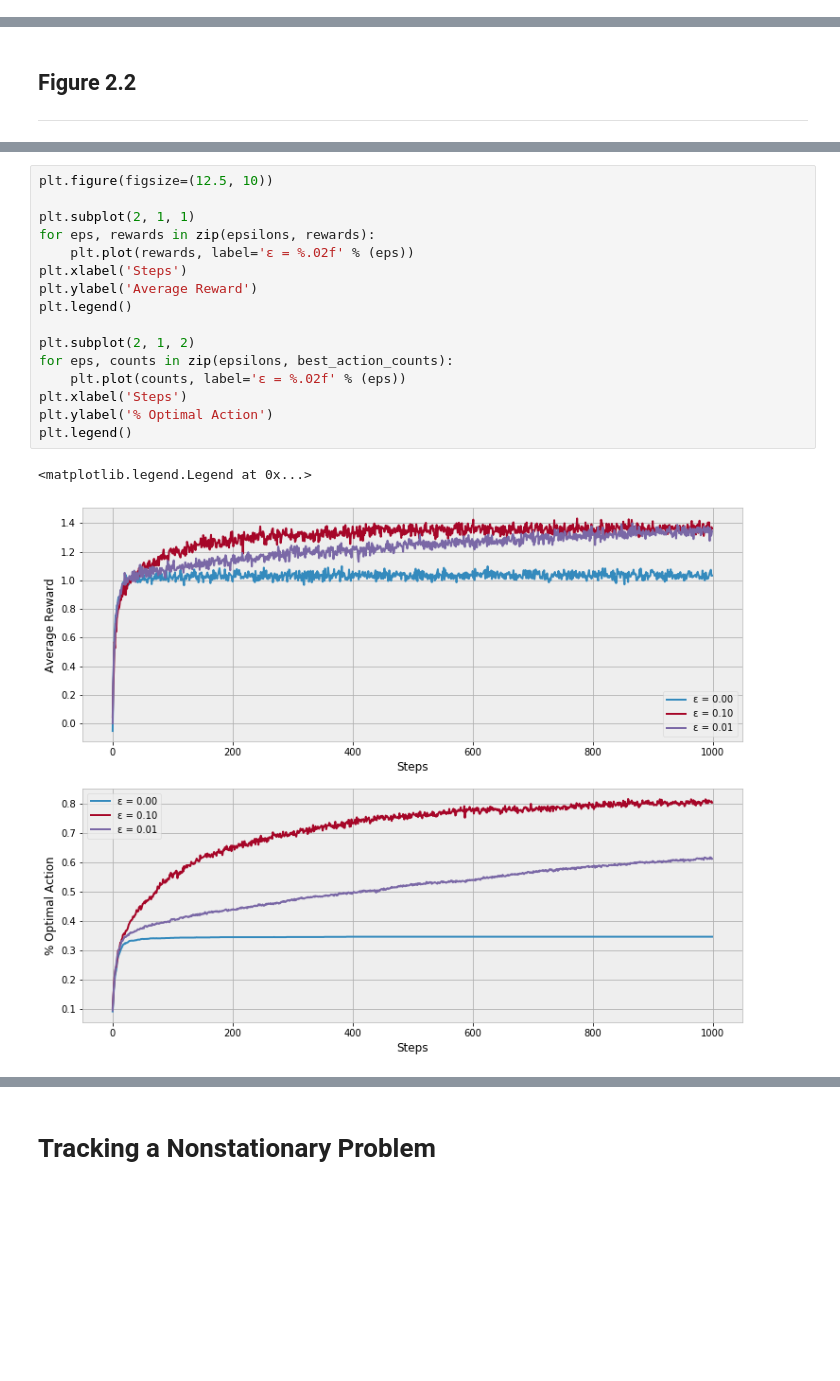
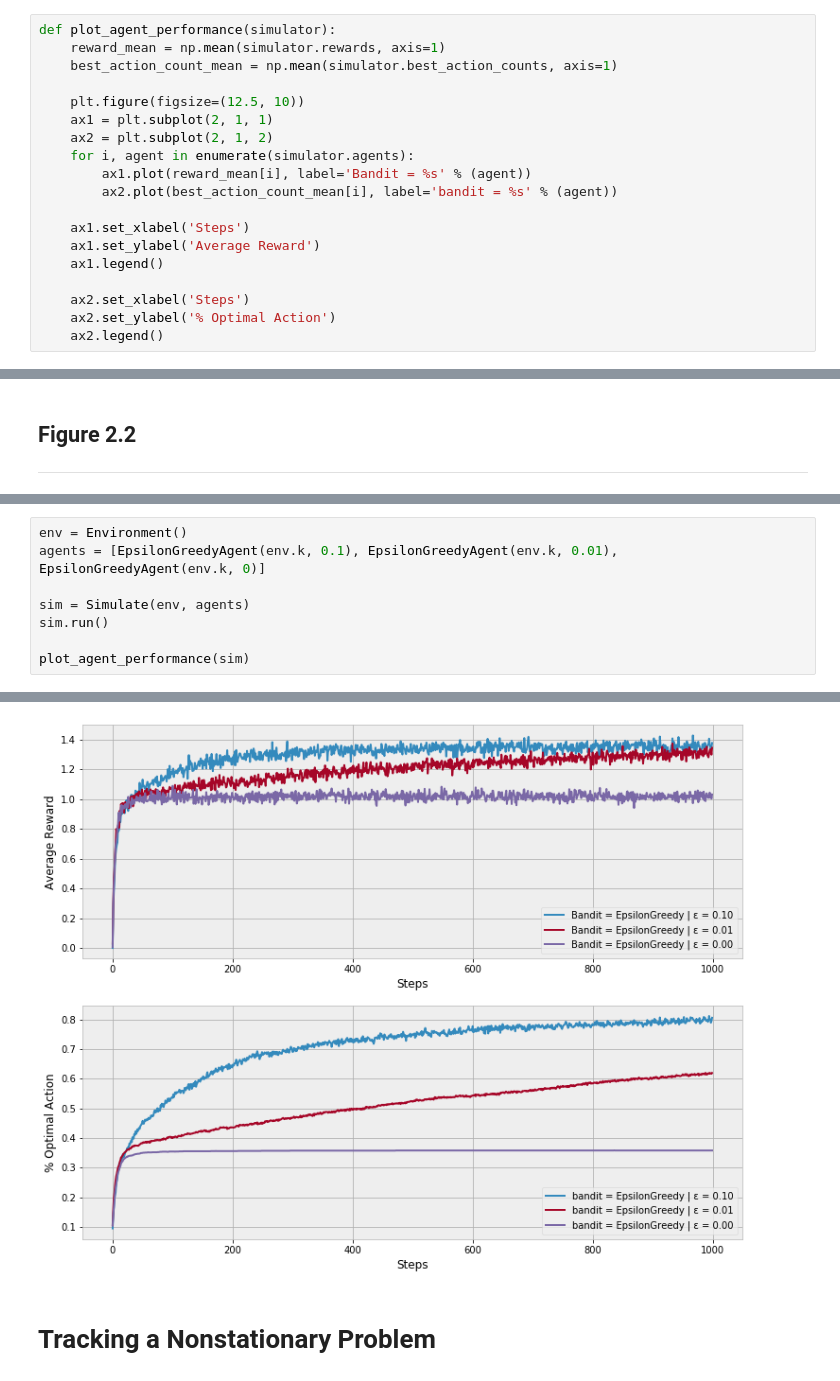
Before and after one commit to kerns-ai-lab/ReinforcementLearning2E, a Jupyter notebook: ch2/K-Armed_Bandits.ipynb, the cells around one changed output, grey strips where cells are left out. Drawn from its saved outputs; the diff is of its cells as text; blank space fills up the shorter version.

Commit message:
Refactor logic into Environment/Agent/Simulation object structures

```diff
--- a/ch2/K-Armed_Bandits.ipynb
+++ b/ch2/K-Armed_Bandits.ipynb
@@ -160,3 +202,22 @@ def show_agent_performance(bandits, rewards, best_action_counts):
+# %%
+def plot_agent_performance(simulator):
+    reward_mean = np.mean(simulator.rewards, axis=1)
+    best_action_count_mean = np.mean(simulator.best_action_counts, axis=1)
+
+    plt.figure(figsize=(12.5, 10))
+    ax1 = plt.subplot(2, 1, 1)
+    ax2 = plt.subplot(2, 1, 2)
+    for i, agent in enumerate(simulator.agents):
+        ax1.plot(reward_mean[i], label='Bandit = %s' % (agent))
+        ax2.plot(best_action_count_mean[i], label='bandit = %s' % (agent))
+
+    ax1.set_xlabel('Steps')
+    ax1.set_ylabel('Average Reward')
+    ax1.legend()
+
+    ax2.set_xlabel('Steps')
+    ax2.set_ylabel('% Optimal Action')
+    ax2.legend()
 # %% [markdown]
 # The 10-Armed Testbed
 # %% [markdown]
@@ -187,19 +237,9 @@ best_action_counts, rewards = simulate(runs, time, bandits)
-# %%
-plt.figure(figsize=(12.5, 10))
-
-plt.subplot(2, 1, 1)
-for eps, rewards in zip(epsilons, rewards):
-    plt.plot(rewards, label='ε = %.02f' % (eps))
-plt.xlabel('Steps')
-plt.ylabel('Average Reward')
-plt.legend()
-
-plt.subplot(2, 1, 2)
-for eps, counts in zip(epsilons, best_action_counts):
-    plt.plot(counts, label='ε = %.02f' % (eps))
-plt.xlabel('Steps')
-plt.ylabel('% Optimal Action')
-plt.legend()
-# %% [output]
-<matplotlib.legend.Legend at 0x...>
-[figure, removed]
+# %%
+env = Environment()
+agents = [EpsilonGreedyAgent(env.k, 0.1), EpsilonGreedyAgent(env.k, 0.01), EpsilonGreedyAgent(env.k, 0)]
+
+sim = Simulate(env, agents)
+sim.run()
+
+plot_agent_performance(sim)
+# %% [output]
@@ -206,3 +249,4 @@ plt.legend()
+[figure, added]
 # %% [markdown]
 # Tracking a Nonstationary Problem
 # %% [markdown]
```
Also changed, not shown: parts of 21 cells of this notebook.
